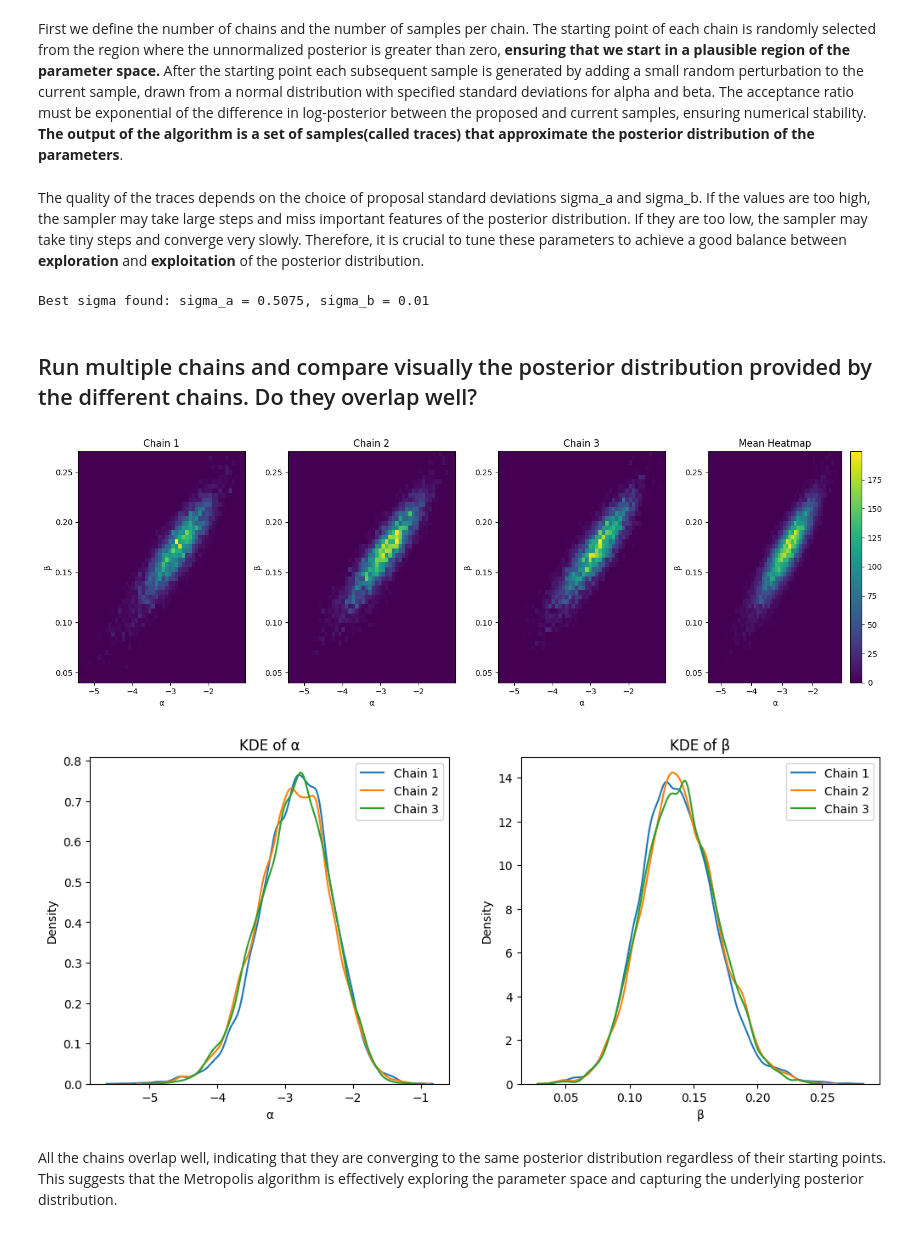
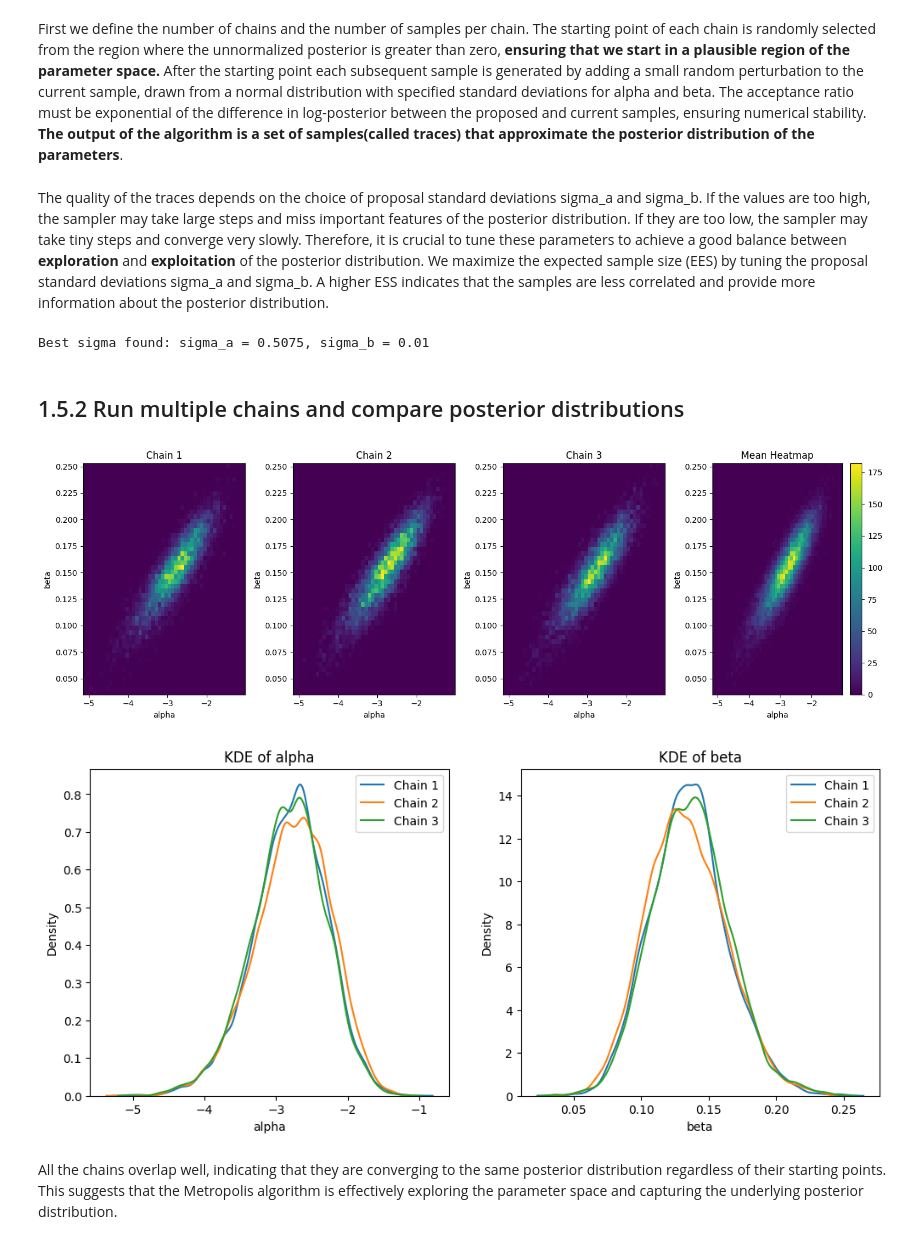
Before and after one commit to FedericoGritti/probabilistic_mushroom_spoilage_model, a Jupyter notebook: carnio_gritti.ipynb, the cells around one changed output. Drawn from its saved outputs; the diff is of its cells as text; code cells hidden in the pictures.

```diff
--- a/carnio_gritti.ipynb
+++ b/carnio_gritti.ipynb
@@ -173,7 +180,6 @@ def likelihood(alpha, beta):
     likelihood_val = 1.0
     for i in range(len(x_vals)):
         p_i = sigmoid(alpha + beta * x_vals[i])
-        p_i = np.clip(p_i, 1e-15, 1-1e-15)
         likelihood_val *= (p_i**y_vals[i]) * ((1 - p_i)**(n_vals[i] - y_vals[i]))
 
     return likelihood_val
@@ -185,8 +191,6 @@ def log_lik(alpha, beta):
     log_lik_val = 0.0
     for i in range(len(x_vals)):
         p_i = sigmoid(alpha + beta * x_vals[i])
-        p_i = np.clip(p_i, 1e-15, 1-1e-15)
-
         log_lik_val += y_vals[i] * np.log(p_i) + (n_vals[i] - y_vals[i]) * np.log(1 - p_i)
     return log_lik_val
 
@@ -194,6 +198,9 @@ alpha_test, beta_test = 0, 0.1
 lik_val = likelihood(alpha_test, beta_test)
 log_lik_val = log_lik(alpha_test, beta_test)
 if np.isclose(np.log(lik_val), log_lik_val):
+    # np.isclose uses both absolute and relative
+    # tolerance to compare floating point numbers
+    # usually up until 10^-8 for small floating point numbers
     print("The two functions are consistent")
 # %% [output]
 The two functions are consistent
@@ -247,3 +253,4 @@ The likelihood plot shows wave like patterns because we're working with very sma
 # %%
-a_prior_standard, b_prior_standard = create_meshgrid(alpha_range=(-2.5,2.5), beta_range=(-2.5, 2.5), step=0.01)
+step_log = 0.01
+a_prior_log, b_prior_log = create_meshgrid(alpha_range=(-6, -1), beta_range=(-0.2, 0.5), step=step_log)
 # %%
@@ -558,5 +596,6 @@ def metropolis(num_chains, num_samples, init_t=1e-5, sigma_a=1, sigma_b=1):
     return traces
 # %% [markdown]
 The quality of the traces depends on the choice of proposal standard deviations sigma_a and sigma_b. If the values are too high, the sampler may take large steps and miss important features of the posterior distribution. If they are too low, the sampler may take tiny steps and converge very slowly. Therefore, it is crucial to tune these parameters to achieve a good balance between **exploration** and **exploitation** of the posterior distribution.
+We maximize the expected sample size (EES) by tuning the proposal standard deviations sigma_a and sigma_b. A higher ESS indicates that the samples are less correlated and provide more information about the posterior distribution.
 # %%
 from scipy.stats import norm
@@ -612,7 +653,7 @@ best_sigma_a, best_sigma_b = find_best_sigma(unnormalized_log_posterior,
 # %% [output]
 Best sigma found: sigma_a = 0.5075, sigma_b = 0.01
 # %% [markdown]
-## Run multiple chains and compare visually the posterior distribution provided by the different chains. Do they overlap well?
+## 1.5.2 Run multiple chains and compare posterior distributions
 # %%
 traces = metropolis(num_chains=num_chains, num_samples=n, sigma_a=best_sigma_a, sigma_b=best_sigma_b)
 # %%
@@ -631,45 +672,45 @@ def visualize_heatmaps(traces):
         plt.subplot(1, num_chains + 1, i + 1)
         plt.imshow(heatmap.T[::-1], origin='lower', cmap='viridis', extent=[min_a, max_a, min_b, max_b], aspect='auto')
         plt.title(f'Chain {i + 1}')
-        plt.xlabel('α')
-        plt.ylabel('β')
+        plt.xlabel('alpha')
+        plt.ylabel('beta')
         if mean_heatmap is None:
             mean_heatmap = heatmap
         else:
             mean_heatmap += heatmap
 
     # Mean heatmap in the top right corner
     plt.subplot(1, num_chains + 1, num_chains + 1)
     plt.imshow((mean_heatmap / num_chains).T[::-1], origin='lower', cmap='viridis',
                extent=[min_a, max_a, min_b, max_b], aspect='auto')
     plt.title('Mean Heatmap')
-    plt.xlabel('α')
-    plt.ylabel('β')
+    plt.xlabel('alpha')
+    plt.ylabel('beta')
     plt.colorbar()
     plt.tight_layout()
     plt.show()
 
     # KDE plots for alpha and beta
     plt.figure(figsize=(12, 5))
     plt.subplot(1, 2, 1)
     for i in range(num_chains):
         sns.kdeplot(traces[i][:, 0], label=f'Chain {i + 1}')
-    plt.title('KDE of α')
-    plt.xlabel('α')
+    plt.title('KDE of alpha')
+    plt.xlabel('alpha')
     plt.legend()
 
     plt.subplot(1, 2, 2)
     for i in range(num_chains):
         sns.kdeplot(traces[i][:, 1], label=f'Chain {i + 1}')
-    plt.title('KDE of β')
-    plt.xlabel('β')
+    plt.title('KDE of beta')
+    plt.xlabel('beta')
     plt.legend()
 
 # Usage:
 visualize_heatmaps(traces)
 # %% [output]
-[figure, old version]
+[figure, new version]
-[figure, old version]
+[figure, new version]
 # %% [markdown]
 All the chains overlap well, indicating that they are converging to the same posterior distribution regardless of their starting points. This suggests that the Metropolis algorithm is effectively exploring the parameter space and capturing the underlying posterior distribution.
 # %%
```
Also changed, not shown: parts of 41 cells of this notebook.
